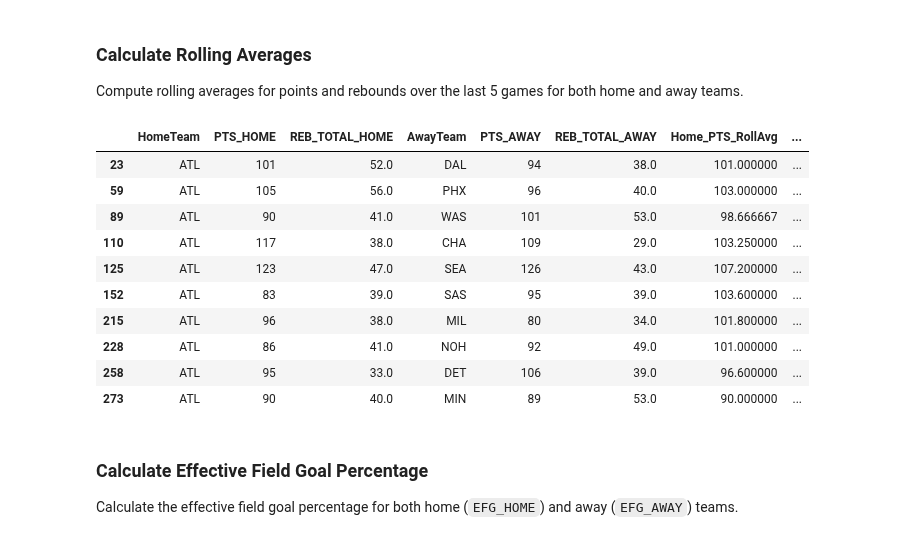
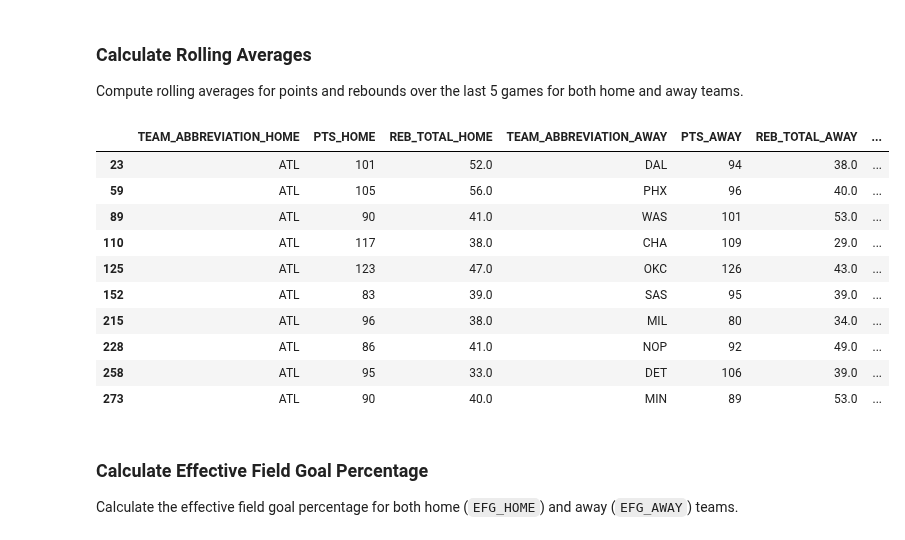
Before and after one commit to shrimpeu/Predictive-Analytics-for-a-Betting-Gaming-Platform, a Jupyter notebook: Data_Cleaning_and_Feature_Eng.ipynb, the cells around one changed output. Drawn from its saved outputs; the diff is of its cells as text; code cells hidden in the pictures.

```diff
--- a/Data_Cleaning_and_Feature_Eng.ipynb
+++ b/Data_Cleaning_and_Feature_Eng.ipynb
@@ -273,10 +285,29 @@ merged_df.head()
 ### Calculate Win Streaks for Home and Away Teams
 
 Create columns to track win streaks for both home and away teams.
-# %%
-# Create a win streak column for the home team
-merged_df['HomeWinStreak'] = merged_df.groupby('HomeTeam')['Win'].transform(lambda x: x * (x.groupby((x != x.shift()).cumsum()).cumcount() + 1))
-
-# Create a win streak column for the away team
-merged_df['AwayWinStreak'] = merged_df.groupby('AwayTeam')['Win'].transform(lambda x: x * (x.groupby((x != x.shift()).cumsum()).cumcount() + 1))
+# %%
+def calculate_streaks(series):
+    # Initialize the streak counter and result series
+    streaks = [0] * len(series)
+    streak_count = 0
+
+    for i in range(len(series)):
+        if series.iloc[i] == 1:
+            streak_count += 1
+        else:
+            streak_count = 0
+
+        # Only set the streak if there are at least 2 consecutive wins
+        if streak_count >= 2:
+            streaks[i] = streak_count - 1
+        else:
+            streaks[i] = 0
+
+    return pd.Series(streaks, index=series.index)
+
+# Create a win streak column for the home team
+merged_df['HomeWinStreak'] = merged_df.groupby('TEAM_ABBREVIATION_HOME')['HomeWin'].transform(calculate_streaks)
+
+# Create a win streak column for the away team
+merged_df['AwayWinStreak'] = merged_df.groupby('TEAM_ABBREVIATION_AWAY')['AwayWin'].transform(calculate_streaks)
 # %%
@@ -357,39 +399,39 @@ Compute rolling averages for points and rebounds over the last 5 games for both
 # Calculate rolling averages for home team stats (PTS, REB, etc.)
 rolling_window = 5
 
-merged_df['Home_PTS_RollAvg'] = merged_df.groupby('HomeTeam')['PTS_HOME'].transform(lambda x: x.rolling(window=rolling_window, min_periods=1).mean())
-merged_df['Home_REB_RollAvg'] = merged_df.groupby('HomeTeam')['REB_TOTAL_HOME'].transform(lambda x: x.rolling(window=rolling_window, min_periods=1).mean())
+merged_df['Home_PTS_RollAvg'] = merged_df.groupby('TEAM_ABBREVIATION_HOME')['PTS_HOME'].transform(lambda x: x.rolling(window=rolling_window, min_periods=1).mean())
+merged_df['Home_REB_RollAvg'] = merged_df.groupby('TEAM_ABBREVIATION_HOME')['REB_TOTAL_HOME'].transform(lambda x: x.rolling(window=rolling_window, min_periods=1).mean())
 # %%
 # Calculate rolling averages for away team stats (PTS, REB, etc.)
 
-merged_df['Away_PTS_RollAvg'] = merged_df.groupby('AwayTeam')['PTS_AWAY'].transform(lambda x: x.rolling(window=rolling_window, min_periods=1).mean())
-merged_df['Away_REB_RollAvg'] = merged_df.groupby('AwayTeam')['REB_TOTAL_AWAY'].transform(lambda x: x.rolling(window=rolling_window, min_periods=1).mean())
+merged_df['Away_PTS_RollAvg'] = merged_df.groupby('TEAM_ABBREVIATION_AWAY')['PTS_AWAY'].transform(lambda x: x.rolling(window=rolling_window, min_periods=1).mean())
+merged_df['Away_REB_RollAvg'] = merged_df.groupby('TEAM_ABBREVIATION_AWAY')['REB_TOTAL_AWAY'].transform(lambda x: x.rolling(window=rolling_window, min_periods=1).mean())
 # %%
 # List of all relevant columns
 columns_of_interest = [
-    'HomeTeam', 'PTS_HOME', 'REB_TOTAL_HOME',
-    'AwayTeam', 'PTS_AWAY', 'REB_TOTAL_AWAY',
+    'TEAM_ABBREVIATION_HOME', 'PTS_HOME', 'REB_TOTAL_HOME',
+    'TEAM_ABBREVIATION_AWAY', 'PTS_AWAY', 'REB_TOTAL_AWAY',
     'Home_PTS_RollAvg', 'Home_REB_RollAvg',
     'Away_PTS_RollAvg', 'Away_REB_RollAvg'
 ]
 
 # Create a new DataFrame with these columns
 subset_df = merged_df[columns_of_interest]
 
 # Display the subset DataFrame
 subset_df.head(10)
 # %% [output]
-|  | HomeTeam | PTS_HOME | REB_TOTAL_HOME | AwayTeam | PTS_AWAY | REB_TOTAL_AWAY | Home_PTS_RollAvg | ... |
-| 23 | ATL | 101 | 52.0 | DAL | 94 | 38.0 | 101.000000 | ... |
-| 59 | ATL | 105 | 56.0 | PHX | 96 | 40.0 | 103.000000 | ... |
-| 89 | ATL | 90 | 41.0 | WAS | 101 | 53.0 | 98.666667 | ... |
-| 110 | ATL | 117 | 38.0 | CHA | 109 | 29.0 | 103.250000 | ... |
-| 125 | ATL | 123 | 47.0 | SEA | 126 | 43.0 | 107.200000 | ... |
-| 152 | ATL | 83 | 39.0 | SAS | 95 | 39.0 | 103.600000 | ... |
-| 215 | ATL | 96 | 38.0 | MIL | 80 | 34.0 | 101.800000 | ... |
-| 228 | ATL | 86 | 41.0 | NOH | 92 | 49.0 | 101.000000 | ... |
-| 258 | ATL | 95 | 33.0 | DET | 106 | 39.0 | 96.600000 | ... |
-| 273 | ATL | 90 | 40.0 | MIN | 89 | 53.0 | 90.000000 | ... |
+|  | TEAM_ABBREVIATION_HOME | PTS_HOME | REB_TOTAL_HOME | TEAM_ABBREVIATION_AWAY | PTS_AWAY | REB_TOTAL_AWAY | ... |
+| 23 | ATL | 101 | 52.0 | DAL | 94 | 38.0 | ... |
+| 59 | ATL | 105 | 56.0 | PHX | 96 | 40.0 | ... |
+| 89 | ATL | 90 | 41.0 | WAS | 101 | 53.0 | ... |
+| 110 | ATL | 117 | 38.0 | CHA | 109 | 29.0 | ... |
+| 125 | ATL | 123 | 47.0 | OKC | 126 | 43.0 | ... |
+| 152 | ATL | 83 | 39.0 | SAS | 95 | 39.0 | ... |
+| 215 | ATL | 96 | 38.0 | MIL | 80 | 34.0 | ... |
+| 228 | ATL | 86 | 41.0 | NOP | 92 | 49.0 | ... |
+| 258 | ATL | 95 | 33.0 | DET | 106 | 39.0 | ... |
+| 273 | ATL | 90 | 40.0 | MIN | 89 | 53.0 | ... |
 # %% [markdown]
 ### Calculate Effective Field Goal Percentage
 
```
Also changed, not shown: parts of 18 cells of this notebook.
